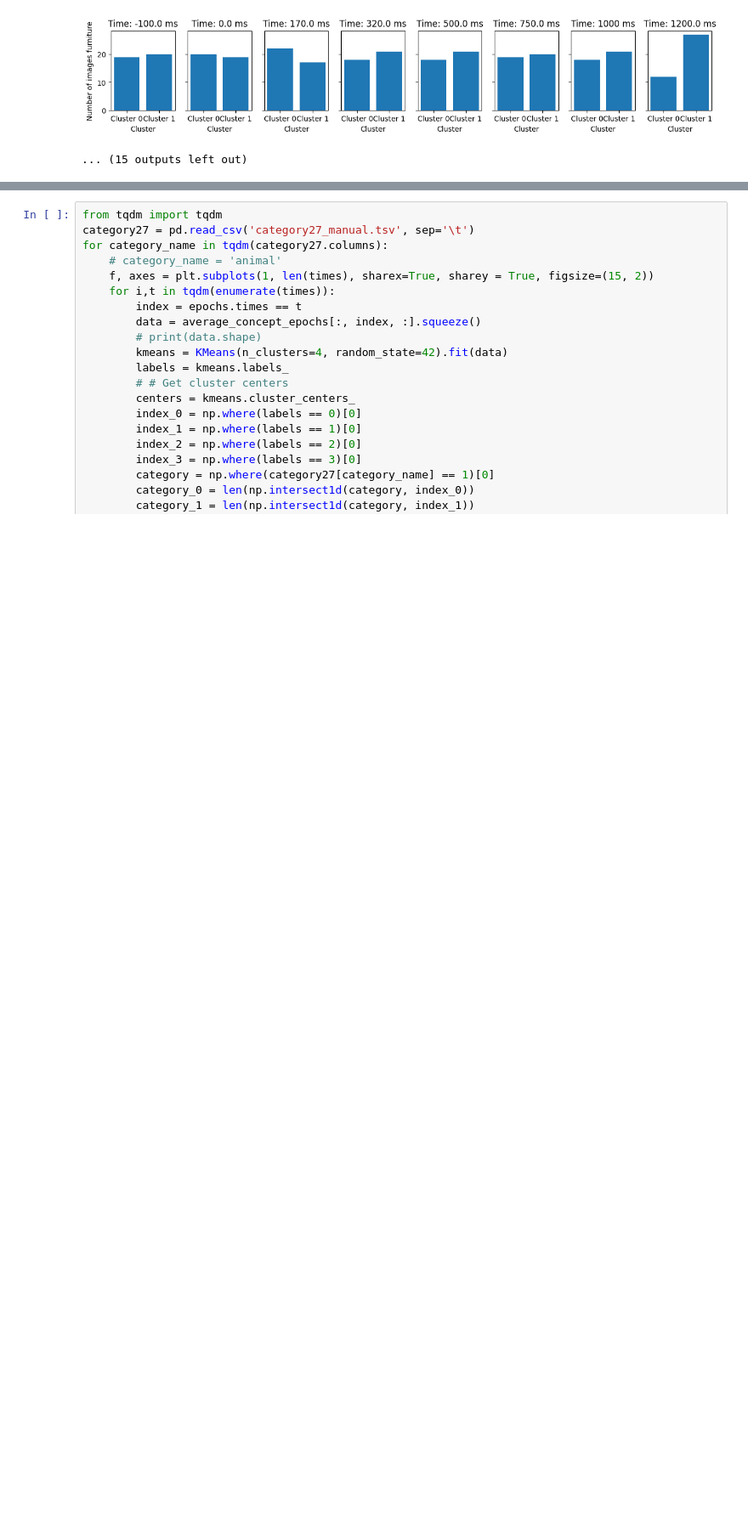
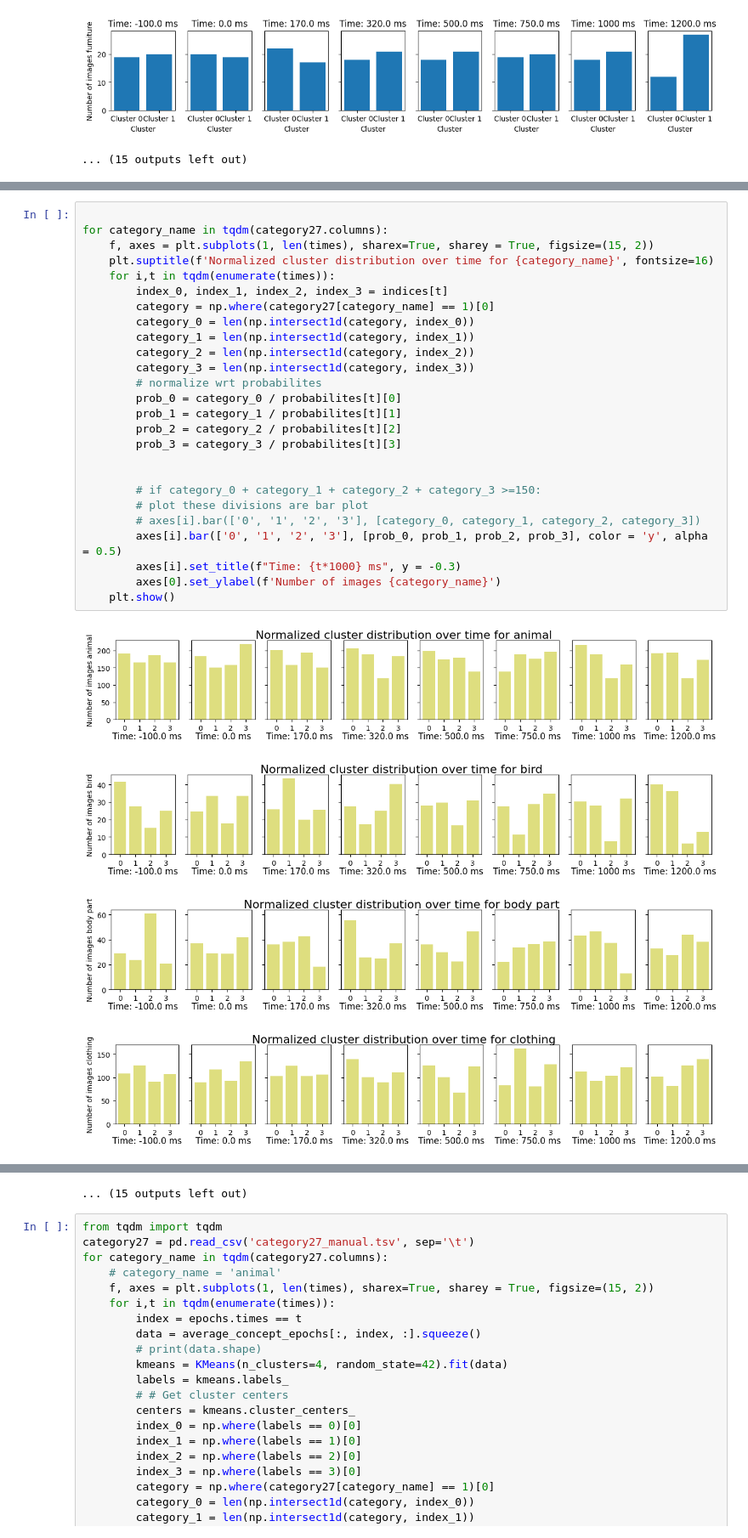
Before and after one commit to AtharvSuryawanshi/Neural-Representations-using-Things-Database, a Jupyter notebook: clust_meg.ipynb, the cells around one changed output, grey strips where cells are left out. Shown at 85% size. Saved outputs shown, nothing was run; the diff lists cells and outputs as text; blank space fills up the shorter version.

```diff
--- a/clust_meg.ipynb
+++ b/clust_meg.ipynb
@@ -221,0 +249,31 @@ plt.show()
+# %%
+
+for category_name in tqdm(category27.columns):
+    f, axes = plt.subplots(1, len(times), sharex=True, sharey = True, figsize=(15, 2))
+    plt.suptitle(f'Normalized cluster distribution over time for {category_name}', fontsize=16)
+    for i,t in tqdm(enumerate(times)):
+        index_0, index_1, index_2, index_3 = indices[t]
+        category = np.where(category27[category_name] == 1)[0]
+        category_0 = len(np.intersect1d(category, index_0))
+        category_1 = len(np.intersect1d(category, index_1))
+        category_2 = len(np.intersect1d(category, index_2))
+        category_3 = len(np.intersect1d(category, index_3))
+        # normalize wrt probabilites
+        prob_0 = category_0 / probabilites[t][0]
+        prob_1 = category_1 / probabilites[t][1]
+        prob_2 = category_2 / probabilites[t][2]
+        prob_3 = category_3 / probabilites[t][3]
+
+
+        # if category_0 + category_1 + category_2 + category_3 >=150:
+        # plot these divisions are bar plot
+        # axes[i].bar(['0', '1', '2', '3'], [category_0, category_1, category_2, category_3])
+        axes[i].bar(['0', '1', '2', '3'], [prob_0, prob_1, prob_2, prob_3], color = 'y', alpha = 0.5)
+        axes[i].set_title(f"Time: {t*1000} ms", y = -0.3)
+        axes[0].set_ylabel(f'Number of images {category_name}')
+    plt.show()
+# %% [output]
+[figure, added]
+[figure, added]
+[figure, added]
+[figure, added]
@@ -222,3 +288,4 @@ plt.show()
+... (15 outputs left out)
 # %%
 from tqdm import tqdm
 category27 = pd.read_csv('category27_manual.tsv', sep='\t')
```
Also changed, not shown: parts of 4 cells of this notebook.
